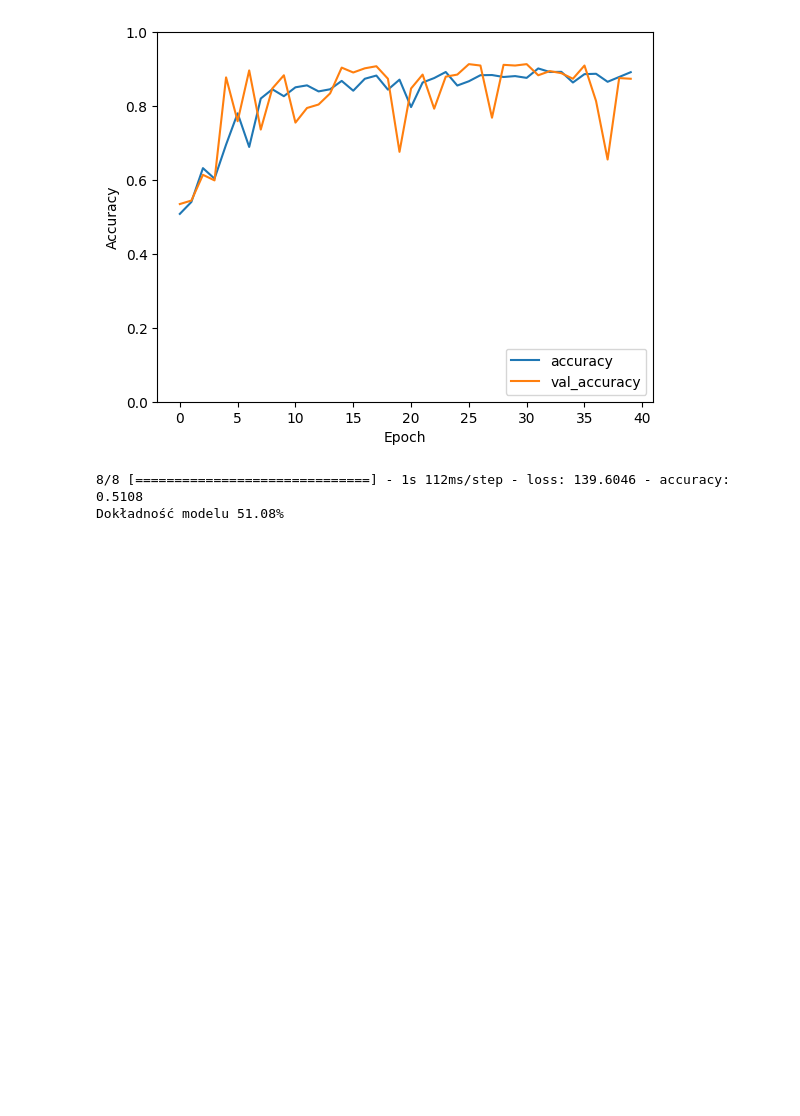
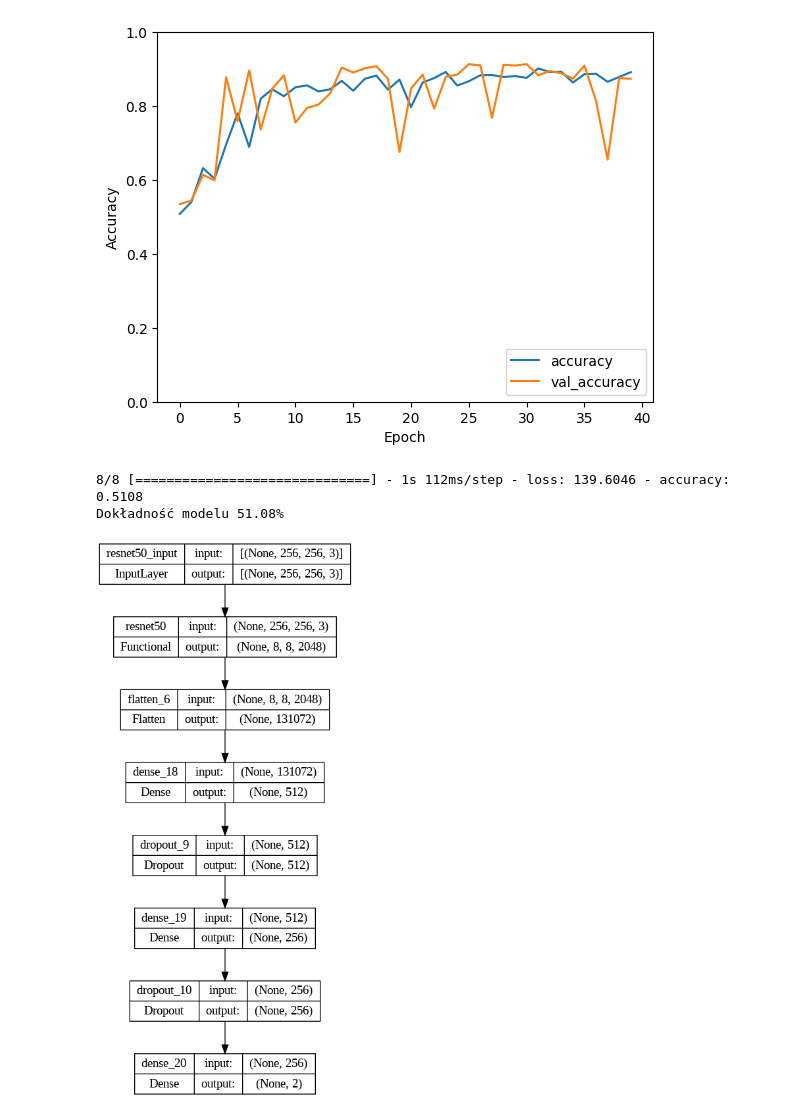
Before and after one commit to tajski/Projekt-Sieci-Neuronowe, a Jupyter notebook: Projekt_Sieci_Neuronowe_BT_KW.ipynb, the cells around one changed output. Saved outputs shown, nothing was run; the diff lists cells and outputs as text; code cells hidden in the pictures; blank space fills up the shorter version.

```diff
--- a/Projekt_Sieci_Neuronowe_BT_KW.ipynb
+++ b/Projekt_Sieci_Neuronowe_BT_KW.ipynb
@@ -416,3 +416,15 @@ print(f'Dokładność modelu {round(resultTL["accuracy"]*100,2)}%')
 # %% [output]
 8/8 [==============================] - 1s 112ms/step - loss: 139.6046 - accuracy: 0.5108
 Dokładność modelu 51.08%
+# %%
+modelTL_2 = Sequential()
+modelTL_2.add(base_model)
+modelTL_2.add(Flatten())
+modelTL_2.add(Dense(512, activation='relu'))
+modelTL_2.add(Dropout(0.5))
+modelTL_2.add(Dense(256, activation='relu'))
+modelTL_2.add(Dropout(0.5))
+modelTL_2.add(Dense(2, activation='softmax'))
+plot_model(modelTL_2, show_shapes=True)
+# %% [output]
+[figure, added]
```
Also changed, not shown: parts of 5 cells of this notebook.
